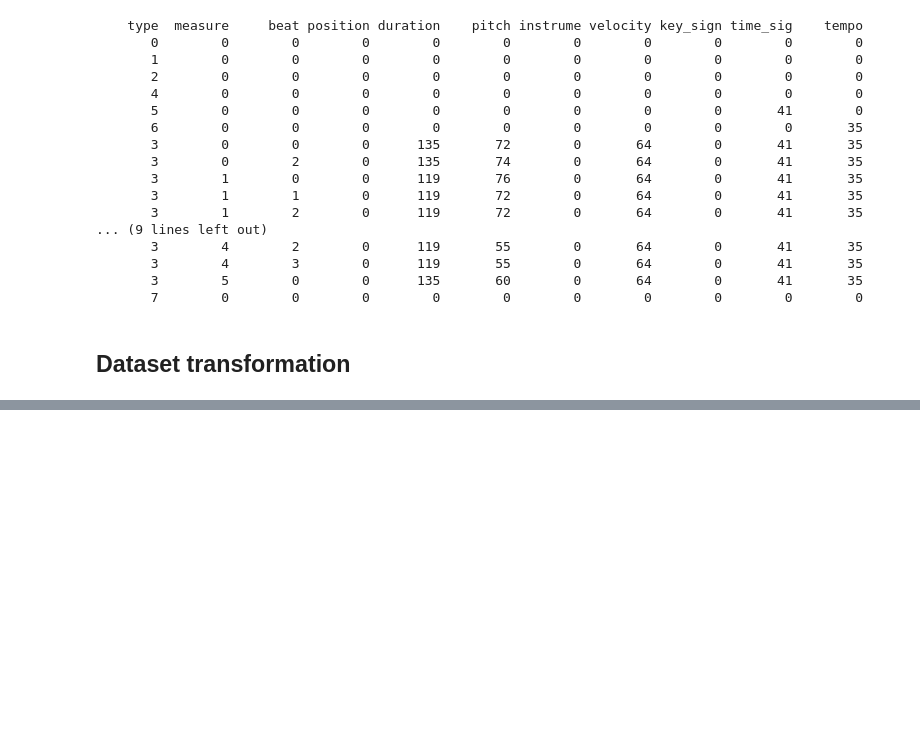
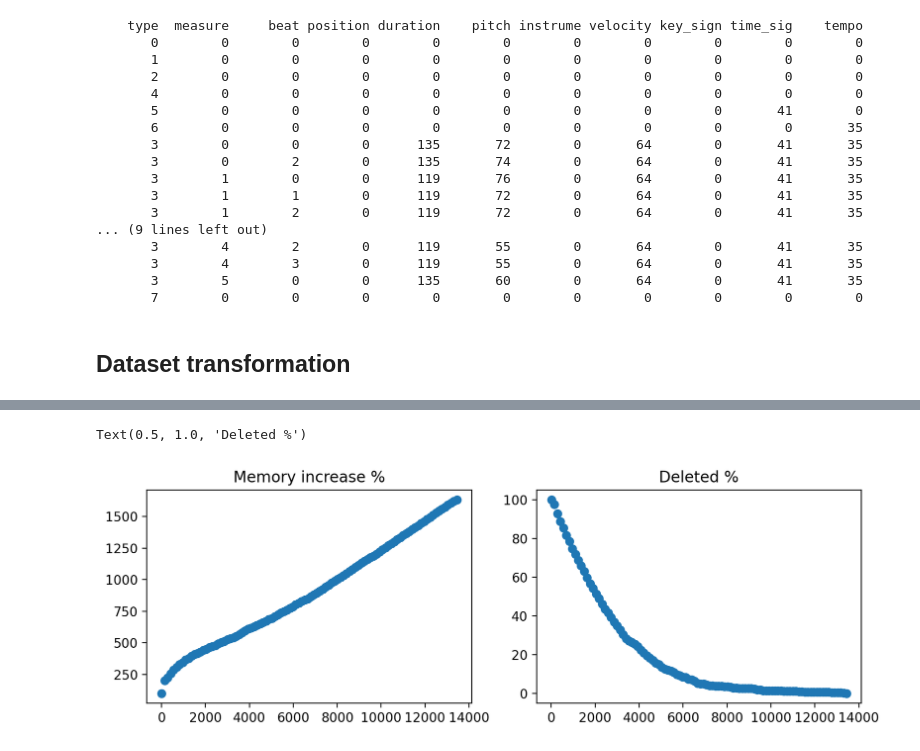
Before and after one commit to MarcelloCeresini/MusicGeneration, a Jupyter notebook: src/dataset_exploration.ipynb, the cells around one changed output, grey strips where cells are left out. Drawn from its saved outputs; the diff is of its cells as text; code cells hidden in the pictures; blank space fills up the shorter version.

```diff
--- a/src/dataset.ipynb
+++ b/src/dataset_exploration.ipynb
@@ -413,0 +484,18 @@ Music(metadata=Metadata(schema_version='0.2', title='None', source_filename='000
+# %%
+limits = np.linspace(min(len_x), max(len_x), 100)
+deleted = []
+memory = []
+
+for i, lim in enumerate(limits):
+    deleted.append(sum(l for l in len_x if l>lim) / sum(len_x) * 100)
+    memory.append(sum(lim for l in len_x if l<=lim) / sum(l for l in len_x if l<=lim) * 100)
+
+fig, (ax1, ax2) = plt.subplots(1, 2)
+fig.set_size_inches(10,3)
+ax1.scatter(limits, memory)
+ax1.set_title("Memory increase %")
+ax2.scatter(limits, deleted)
+ax2.set_title("Deleted %")
+# %% [output]
+Text(0.5, 1.0, 'Deleted %')
+[figure, added]
```
Also changed, not shown: parts of 13 cells of this notebook, 3 other files.
